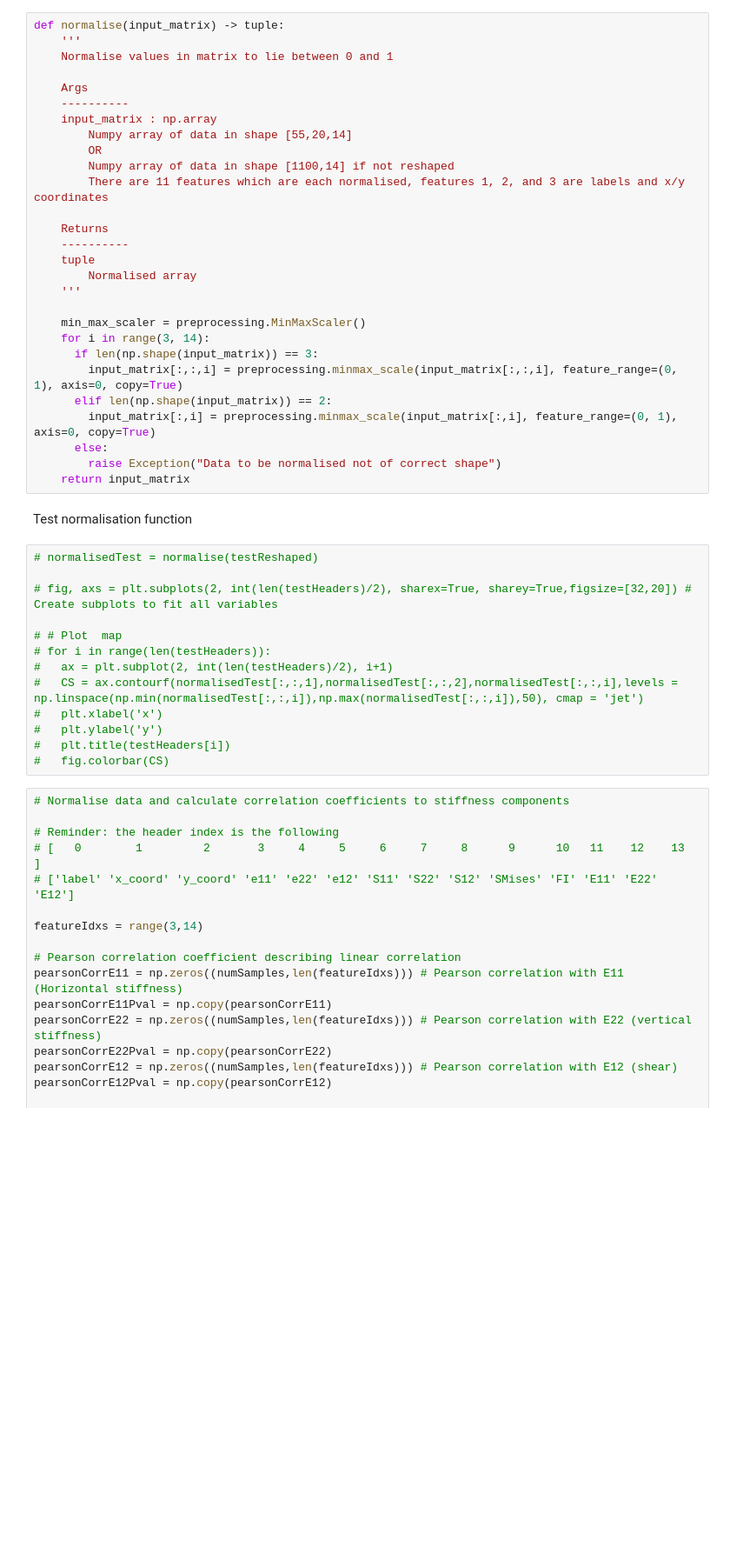
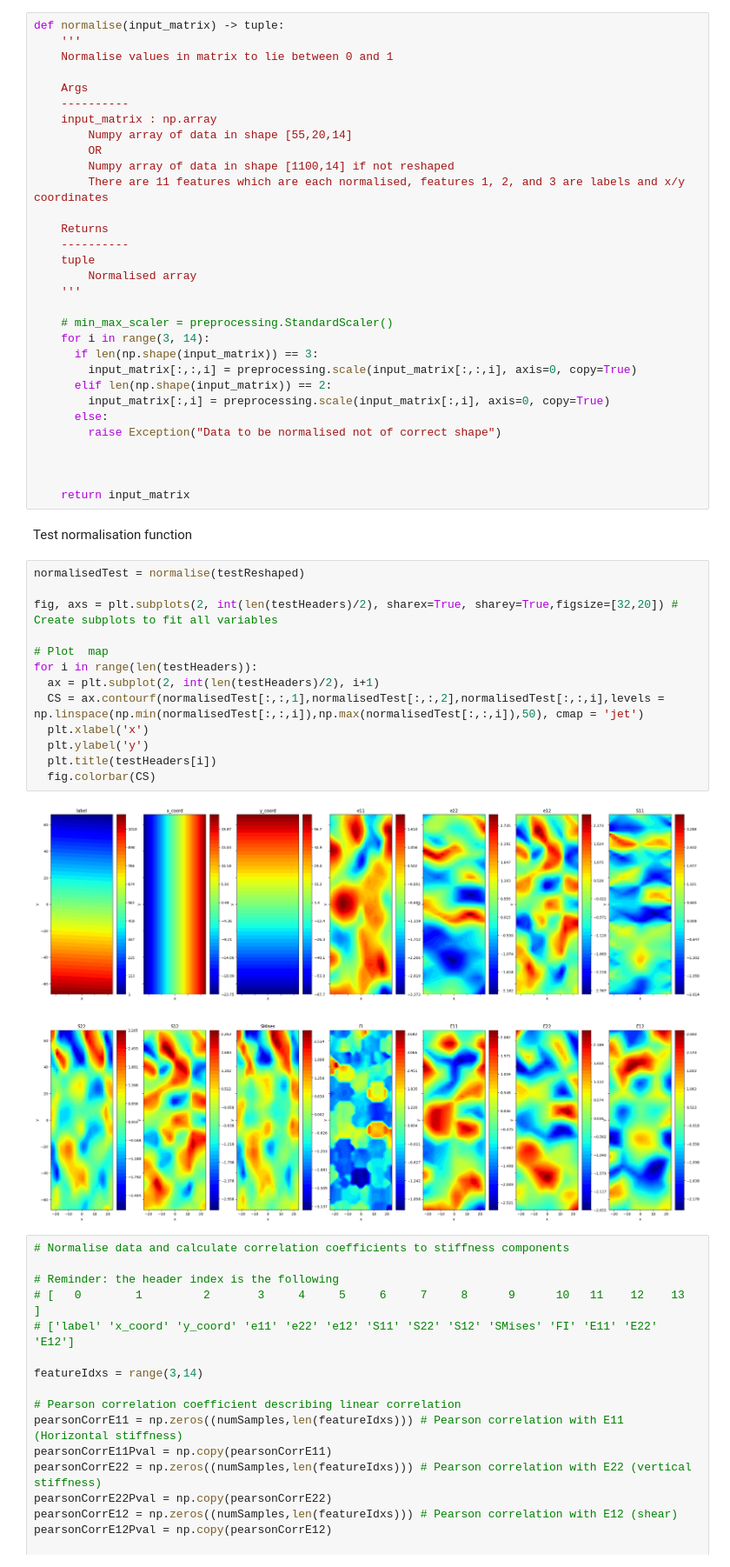
Before and after one commit to KFHICL/TBDCML, a Jupyter notebook: MultiDimTBDCNet.ipynb, the cells around one changed output. Shown at 87% size. Drawn from its saved outputs; the diff is of its cells as text; blank space fills up the shorter version.

Commit message:
Doing standard scaling instead of min max

```diff
--- a/MultiDimTBDCNet.ipynb
+++ b/MultiDimTBDCNet.ipynb
@@ -194,30 +195,35 @@ def normalise(input_matrix) -> tuple:
         Normalised array
     '''
 
-    min_max_scaler = preprocessing.MinMaxScaler()
+    # min_max_scaler = preprocessing.StandardScaler()
     for i in range(3, 14):
       if len(np.shape(input_matrix)) == 3:
-        input_matrix[:,:,i] = preprocessing.minmax_scale(input_matrix[:,:,i], feature_range=(0, 1), axis=0, copy=True)
+        input_matrix[:,:,i] = preprocessing.scale(input_matrix[:,:,i], axis=0, copy=True)
       elif len(np.shape(input_matrix)) == 2:
-        input_matrix[:,i] = preprocessing.minmax_scale(input_matrix[:,i], feature_range=(0, 1), axis=0, copy=True)
+        input_matrix[:,i] = preprocessing.scale(input_matrix[:,i], axis=0, copy=True)
       else:
         raise Exception("Data to be normalised not of correct shape")
+
+
+
     return input_matrix
 # %% [markdown]
 Test normalisation function
 # %%
-# normalisedTest = normalise(testReshaped)
+normalisedTest = normalise(testReshaped)
 
-# fig, axs = plt.subplots(2, int(len(testHeaders)/2), sharex=True, sharey=True,figsize=[32,20]) # Create subplots to fit all variables
+fig, axs = plt.subplots(2, int(len(testHeaders)/2), sharex=True, sharey=True,figsize=[32,20]) # Create subplots to fit all variables
 
-# # Plot  map
-# for i in range(len(testHeaders)):
-#   ax = plt.subplot(2, int(len(testHeaders)/2), i+1)
-#   CS = ax.contourf(normalisedTest[:,:,1],normalisedTest[:,:,2],normalisedTest[:,:,i],levels = np.linspace(np.min(normalisedTest[:,:,i]),np.max(normalisedTest[:,:,i]),50), cmap = 'jet')
-#   plt.xlabel('x')
-#   plt.ylabel('y')
-#   plt.title(testHeaders[i])
-#   fig.colorbar(CS)
+# Plot  map
+for i in range(len(testHeaders)):
+  ax = plt.subplot(2, int(len(testHeaders)/2), i+1)
+  CS = ax.contourf(normalisedTest[:,:,1],normalisedTest[:,:,2],normalisedTest[:,:,i],levels = np.linspace(np.min(normalisedTest[:,:,i]),np.max(normalisedTest[:,:,i]),50), cmap = 'jet')
+  plt.xlabel('x')
+  plt.ylabel('y')
+  plt.title(testHeaders[i])
+  fig.colorbar(CS)
+# %% [output]
+[figure, added]
 # %%
 # Normalise data and calculate correlation coefficients to stiffness components
 
```
Also changed, not shown: parts of 5 cells of this notebook.
